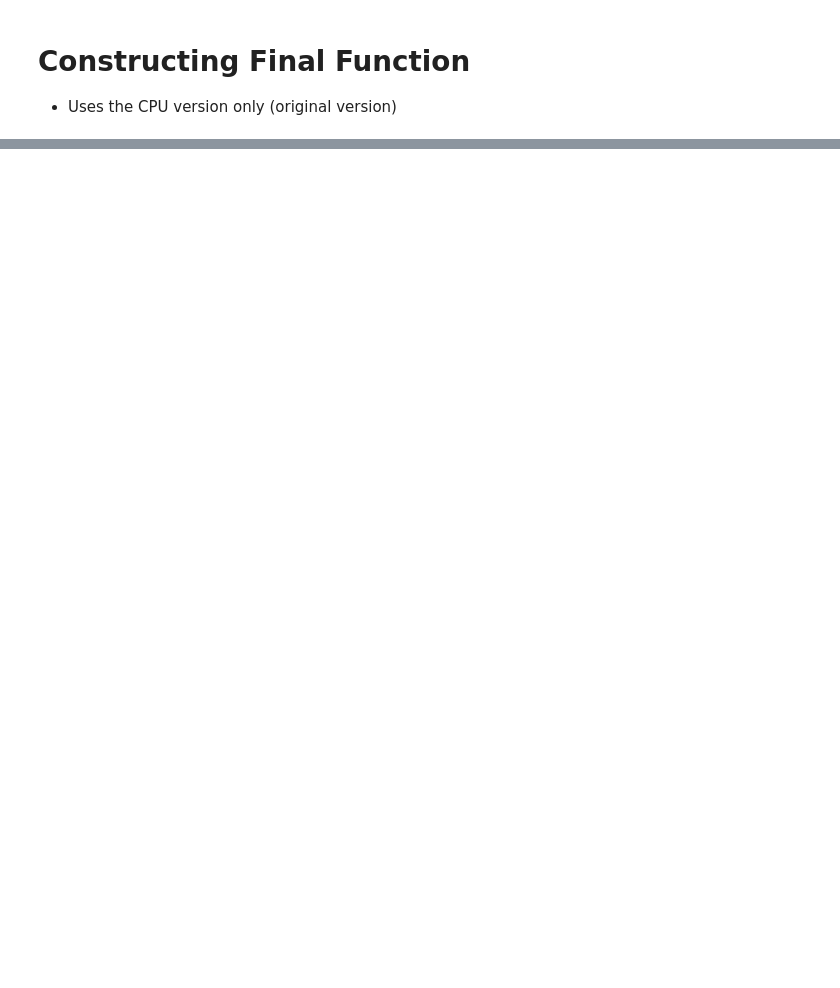
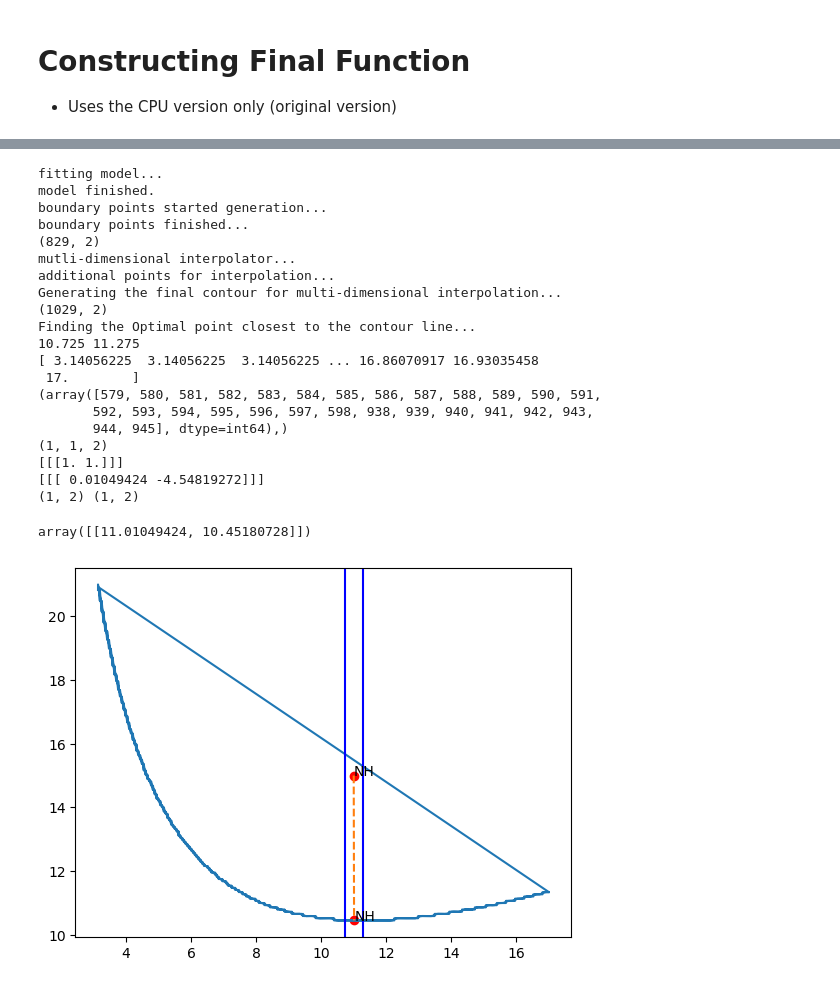
Before and after one commit to dsin85691/SSBA_For_Counterfactuals, a Jupyter notebook: research_notebook.ipynb, the cells around one changed output, grey strips where cells are left out. Drawn from its saved outputs; the diff is of its cells as text; code cells hidden in the pictures; blank space fills up the shorter version.

```diff
--- a/research_notebook.ipynb
+++ b/research_notebook.ipynb
@@ -1106,0 +1100,26 @@ array([ 8.46450269, 10.54546755])
+# %%
+optimal_projection = optimal_point(df, svm_classifier, resolution=250, undesired_coords=(11,15), desired_class=-1,  precision=0.1, epsilon=0.01, hardware_type='cpu', changes=[5,'inf'])
+optimal_projection
+# %% [output]
+fitting model...
+model finished.
+boundary points started generation...
+boundary points finished...
+(829, 2)
+mutli-dimensional interpolator...
+additional points for interpolation...
+Generating the final contour for multi-dimensional interpolation...
+(1029, 2)
+Finding the Optimal point closest to the contour line...
+10.725 11.275
+[ 3.14056225  3.14056225  3.14056225 ... 16.86070917 16.93035458
+ 17.        ]
+(array([579, 580, 581, 582, 583, 584, 585, 586, 587, 588, 589, 590, 591,
+       592, 593, 594, 595, 596, 597, 598, 938, 939, 940, 941, 942, 943,
+       944, 945], dtype=int64),)
+(1, 1, 2)
+[[[1. 1.]]]
+[[[ 0.01049424 -4.54819272]]]
+(1, 2) (1, 2)
+array([[11.01049424, 10.45180728]])
+[figure, added]
```
Also changed, not shown: parts of 60 cells of this notebook, 1 other file.
